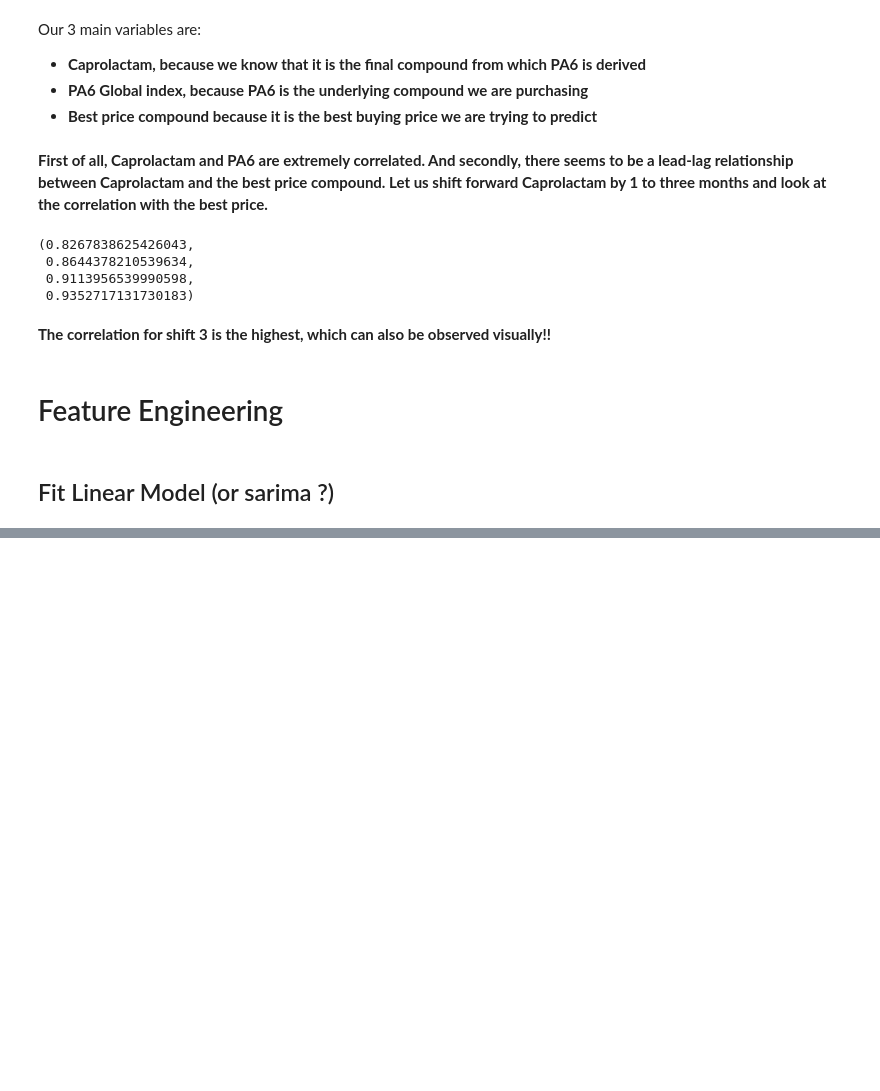
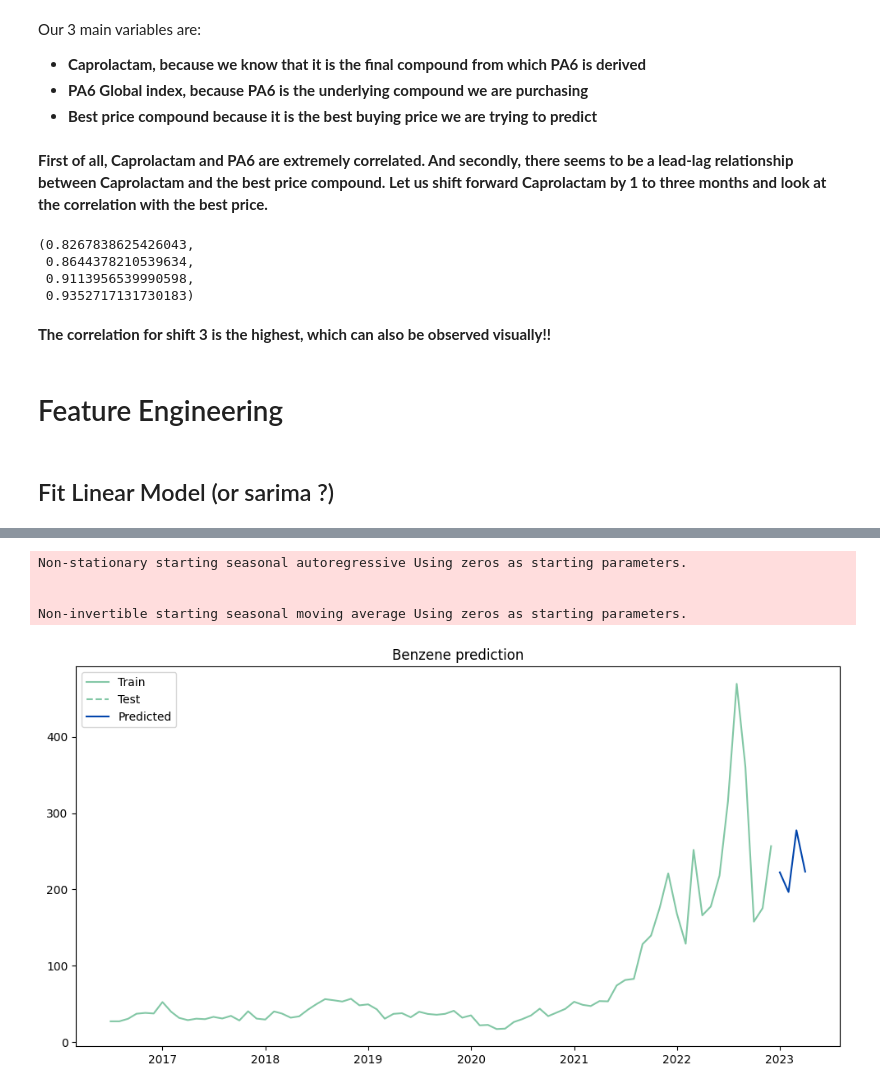
Before and after one commit to mattmrq/SE_project, a Jupyter notebook: Main_Notebook.ipynb, the cells around one changed output, grey strips where cells are left out. Drawn from its saved outputs; the diff is of its cells as text; code cells hidden in the pictures; blank space fills up the shorter version.

```diff
--- a/Main_Notebook.ipynb
+++ b/Main_Notebook.ipynb
@@ -287,0 +361,29 @@ data
+# %%
+train = train_elec
+test = test_elec
+# Specify the order and seasonal_order based on your analysis
+order = (1, 1, 1)  # Example order (p, d, q)
+seasonal_order = (1, 1, 1, 12)  # Example seasonal_order (P, D, Q, s)
+
+# Create and fit the SARIMAX model
+sarimax_model = SARIMAX(endog=train, order=order, seasonal_order=seasonal_order)
+sarimax_result = sarimax_model.fit()
+
+# Make predictions on the test set
+predictions = sarimax_result.get_forecast(steps=len(test))
+predicted_values = predictions.predicted_mean
+
+# Plot actual vs. predicted values
+plt.figure(figsize=(12, 6))
+plt.plot(train.index, train.values, label='Train', color="#82c7a5")
+plt.plot(test.index, test.values, label='Test', color="#82c7a5", linestyle="--")
+plt.plot(test.index, predicted_values, label='Predicted', color='#0145ac')
+plt.title("Benzene prediction")
+plt.legend()
+plt.show()
+# %% [output]
+Non-stationary starting seasonal autoregressive Using zeros as starting parameters.
+
+
+Non-invertible starting seasonal moving average Using zeros as starting parameters.
+[figure, added]
```
Also changed, not shown: parts of 20 cells of this notebook.
